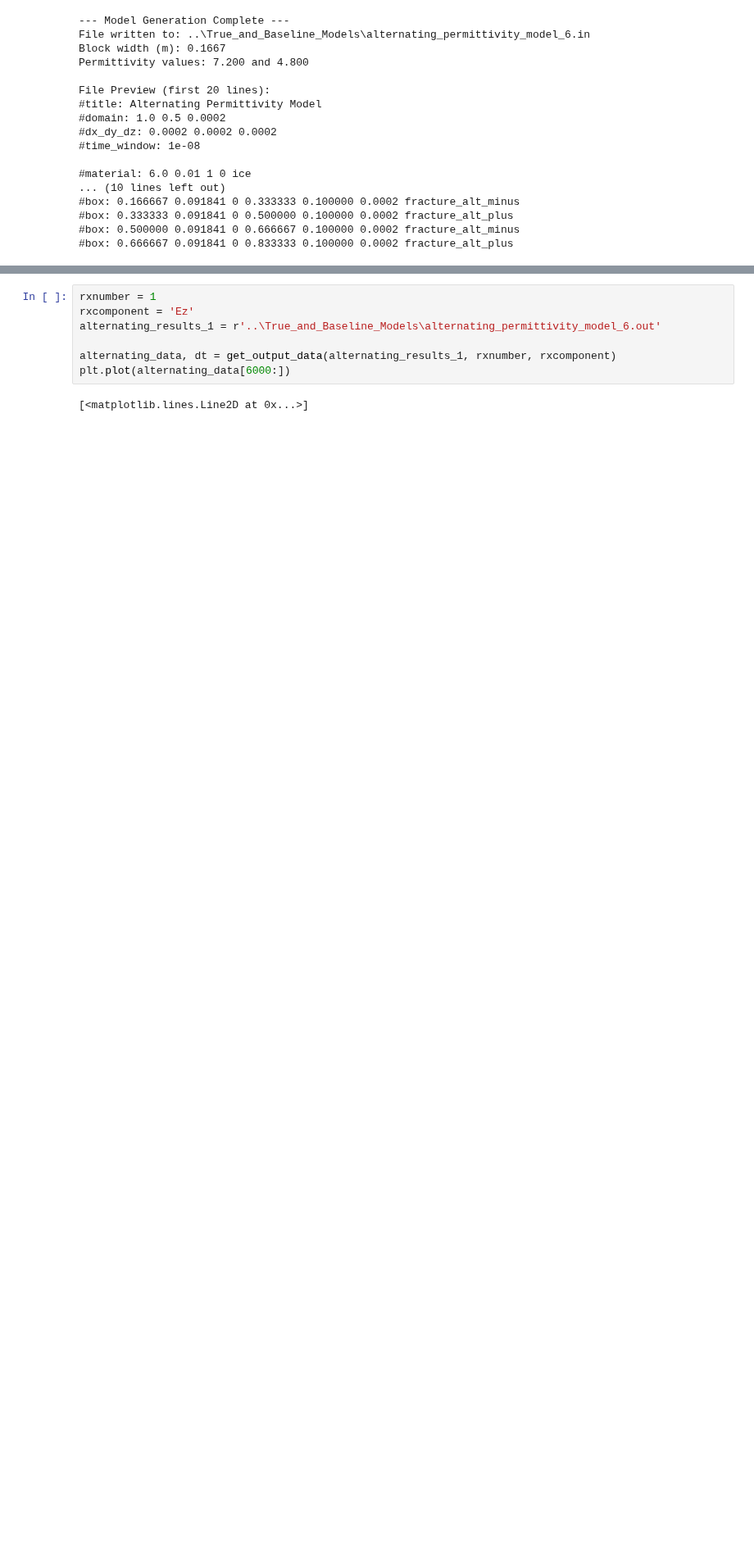
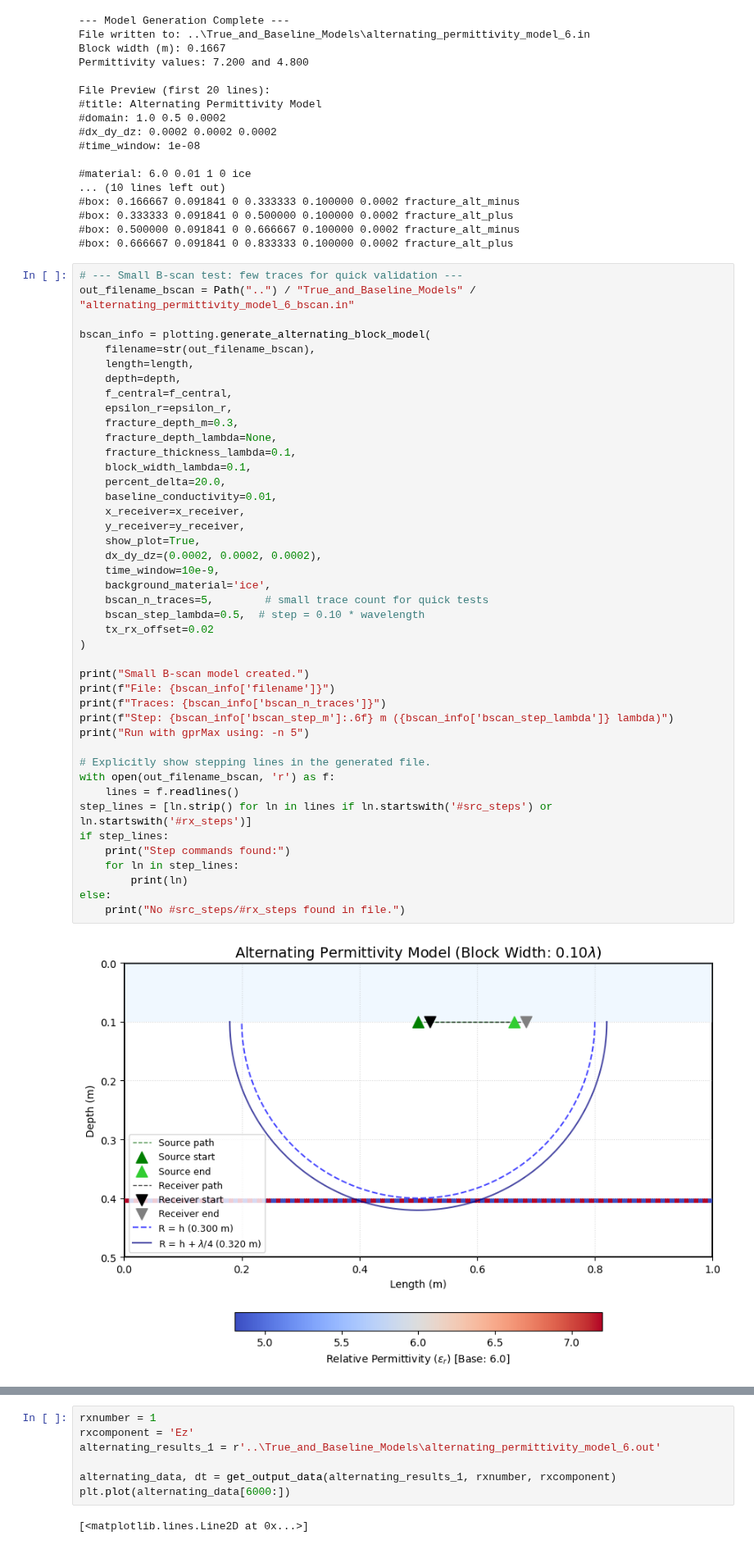
Before and after one commit to ConnervanK/Thesiss, a Jupyter notebook: True_and_Baseline_Models/Model_adjuster.ipynb, the cells around one changed output, grey strips where cells are left out. Shown at 82% size. Cells and saved outputs as stored; diff of their text form; blank space fills up the shorter version.

```diff
--- a/True_and_Baseline_Models/Model_adjuster.ipynb
+++ b/True_and_Baseline_Models/Model_adjuster.ipynb
@@ -139,3 +139,48 @@ File Preview (first 20 lines):
 #box: 0.333333 0.091841 0 0.500000 0.100000 0.0002 fracture_alt_plus
 #box: 0.500000 0.091841 0 0.666667 0.100000 0.0002 fracture_alt_minus
 #box: 0.666667 0.091841 0 0.833333 0.100000 0.0002 fracture_alt_plus
+# %%
+# --- Small B-scan test: few traces for quick validation ---
+out_filename_bscan = Path("..") / "True_and_Baseline_Models" / "alternating_permittivity_model_6_bscan.in"
+
+bscan_info = plotting.generate_alternating_block_model(
+    filename=str(out_filename_bscan),
+    length=length,
+    depth=depth,
+    f_central=f_central,
+    epsilon_r=epsilon_r,
+    fracture_depth_m=0.3,
+    fracture_depth_lambda=None,
+    fracture_thickness_lambda=0.1,
+    block_width_lambda=0.1,
+    percent_delta=20.0,
+    baseline_conductivity=0.01,
+    x_receiver=x_receiver,
+    y_receiver=y_receiver,
+    show_plot=True,
+    dx_dy_dz=(0.0002, 0.0002, 0.0002),
+    time_window=10e-9,
+    background_material='ice',
+    bscan_n_traces=5,        # small trace count for quick tests
+    bscan_step_lambda=0.5,  # step = 0.10 * wavelength
+    tx_rx_offset=0.02
+)
+
+print("Small B-scan model created.")
+print(f"File: {bscan_info['filename']}")
+print(f"Traces: {bscan_info['bscan_n_traces']}")
+print(f"Step: {bscan_info['bscan_step_m']:.6f} m ({bscan_info['bscan_step_lambda']} lambda)")
+print("Run with gprMax using: -n 5")
+
+# Explicitly show stepping lines in the generated file.
+with open(out_filename_bscan, 'r') as f:
+    lines = f.readlines()
+step_lines = [ln.strip() for ln in lines if ln.startswith('#src_steps') or ln.startswith('#rx_steps')]
+if step_lines:
+    print("Step commands found:")
+    for ln in step_lines:
+        print(ln)
+else:
+    print("No #src_steps/#rx_steps found in file.")
+# %% [output]
+[figure, added]
```
Also changed, not shown: parts of 3 cells of this notebook, 1 other file.
